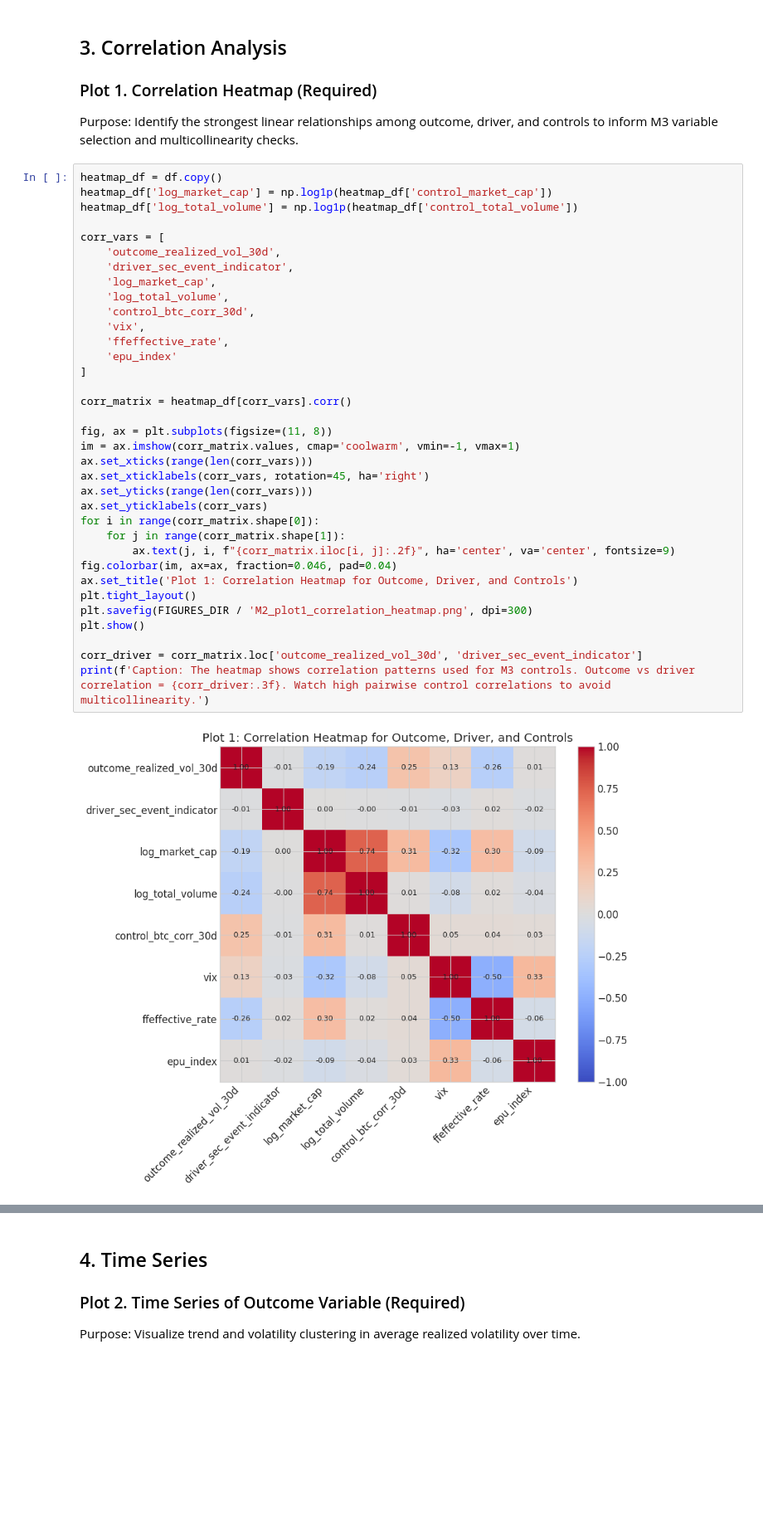
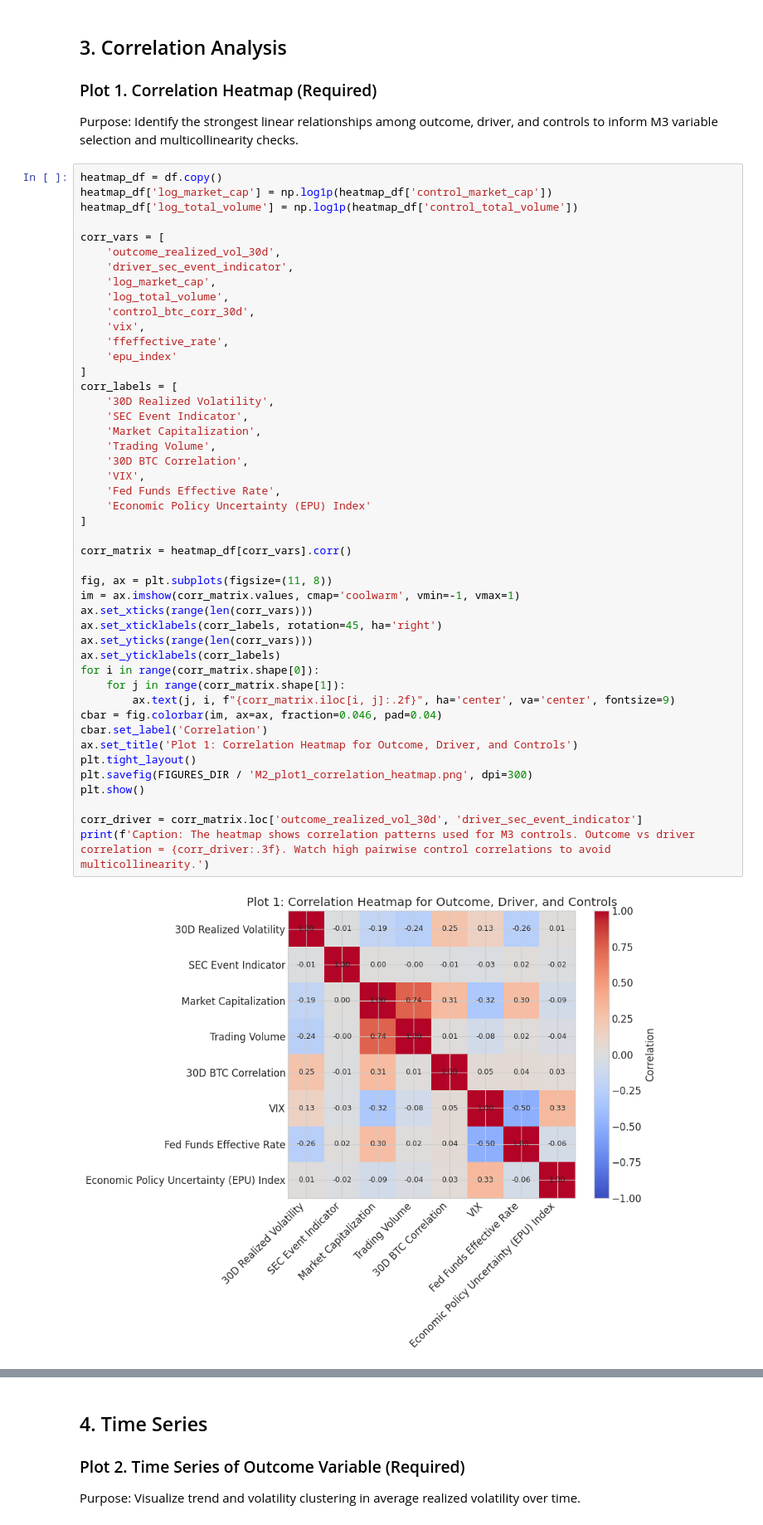
Before and after one commit to Dr-Seagraves/qm2023-capstone-stat-2, a Jupyter notebook: capstone_eda.ipynb, the cells around one changed output, grey strips where cells are left out. Shown at 83% size. Saved outputs shown, nothing was run; the diff lists cells and outputs as text; blank space fills up the shorter version.

Commit message:
labels update

```diff
--- a/capstone_eda.ipynb
+++ b/capstone_eda.ipynb
@@ -111,37 +111,48 @@ heatmap_df['log_market_cap'] = np.log1p(heatmap_df['control_market_cap'])
 heatmap_df['log_total_volume'] = np.log1p(heatmap_df['control_total_volume'])
 
 corr_vars = [
     'outcome_realized_vol_30d',
     'driver_sec_event_indicator',
     'log_market_cap',
     'log_total_volume',
     'control_btc_corr_30d',
     'vix',
     'ffeffective_rate',
     'epu_index'
 ]
+corr_labels = [
+    '30D Realized Volatility',
+    'SEC Event Indicator',
+    'Market Capitalization',
+    'Trading Volume',
+    '30D BTC Correlation',
+    'VIX',
+    'Fed Funds Effective Rate',
+    'Economic Policy Uncertainty (EPU) Index'
+]
 
 corr_matrix = heatmap_df[corr_vars].corr()
 
 fig, ax = plt.subplots(figsize=(11, 8))
 im = ax.imshow(corr_matrix.values, cmap='coolwarm', vmin=-1, vmax=1)
 ax.set_xticks(range(len(corr_vars)))
-ax.set_xticklabels(corr_vars, rotation=45, ha='right')
+ax.set_xticklabels(corr_labels, rotation=45, ha='right')
 ax.set_yticks(range(len(corr_vars)))
-ax.set_yticklabels(corr_vars)
+ax.set_yticklabels(corr_labels)
 for i in range(corr_matrix.shape[0]):
     for j in range(corr_matrix.shape[1]):
         ax.text(j, i, f"{corr_matrix.iloc[i, j]:.2f}", ha='center', va='center', fontsize=9)
-fig.colorbar(im, ax=ax, fraction=0.046, pad=0.04)
+cbar = fig.colorbar(im, ax=ax, fraction=0.046, pad=0.04)
+cbar.set_label('Correlation')
 ax.set_title('Plot 1: Correlation Heatmap for Outcome, Driver, and Controls')
 plt.tight_layout()
 plt.savefig(FIGURES_DIR / 'M2_plot1_correlation_heatmap.png', dpi=300)
 plt.show()
 
 corr_driver = corr_matrix.loc['outcome_realized_vol_30d', 'driver_sec_event_indicator']
 print(f'Caption: The heatmap shows correlation patterns used for M3 controls. Outcome vs driver correlation = {corr_driver:.3f}. Watch high pairwise control correlations to avoid multicollinearity.')
 # %% [output]
-[figure, old version]
+[figure, new version]
 Caption: The heatmap shows correlation patterns used for M3 controls. Outcome vs driver correlation = -0.008. Watch high pairwise control correlations to avoid multicollinearity.
 # %% [markdown]
 ## 4. Time Series
```
Also changed, not shown: parts of 8 cells of this notebook, 14 other files.
